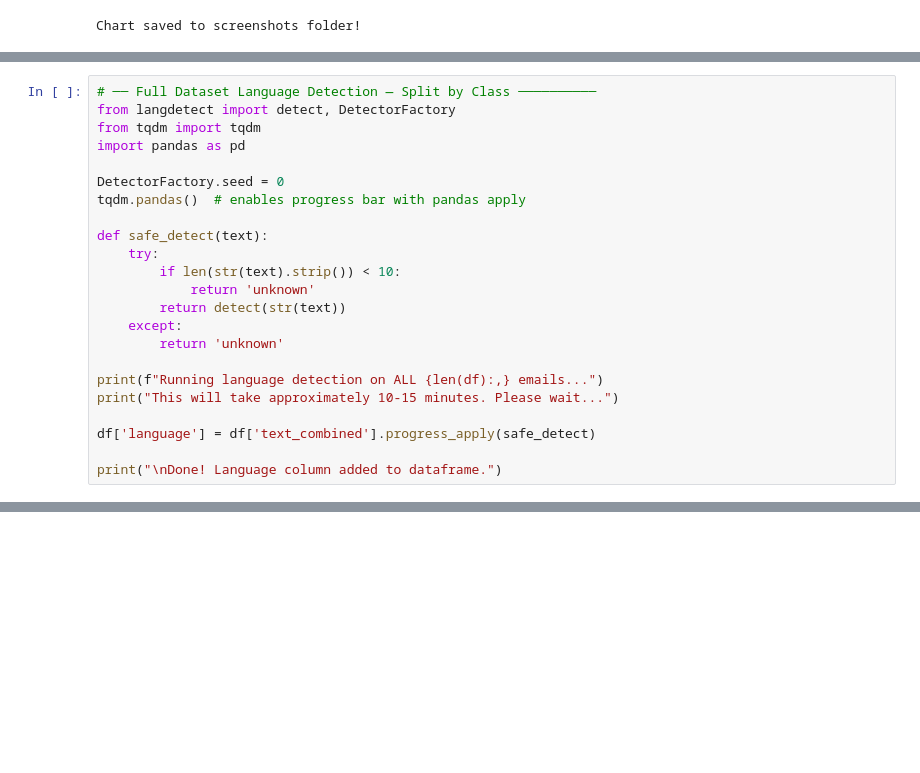
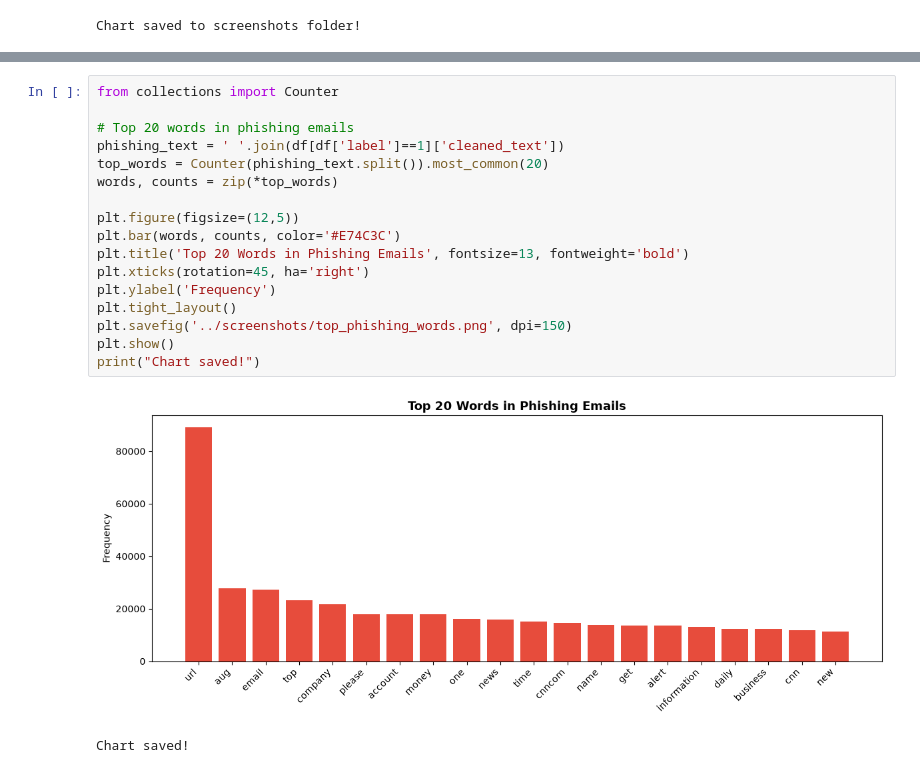
Before and after one commit to shakkyasanketh-lab/NLP_Group_16, a Jupyter notebook: notebooks/shakkya_CIT-24-01-0573_pipeline.ipynb, the cells around one changed output, grey strips where cells are left out. Drawn from its saved outputs; the diff is of its cells as text; blank space fills up the shorter version.

Commit message:
Completed full preprocessing pipeline, EDA visualizations, TF-IDF feature extraction, and SVM model — F1: 0.99, ROC-AUC: 0.9994

```diff
--- a/notebooks/shakkya_CIT-24-01-0573_pipeline.ipynb
+++ b/notebooks/shakkya_CIT-24-01-0573_pipeline.ipynb
@@ -150,23 +91,0 @@ Name: count, dtype: int64
-# %%
-# ── Full Dataset Language Detection — Split by Class ──────────
-from langdetect import detect, DetectorFactory
-from tqdm import tqdm
-import pandas as pd
-
-DetectorFactory.seed = 0
-tqdm.pandas()  # enables progress bar with pandas apply
-
-def safe_detect(text):
-    try:
-        if len(str(text).strip()) < 10:
-            return 'unknown'
-        return detect(str(text))
-    except:
-        return 'unknown'
-
-print(f"Running language detection on ALL {len(df):,} emails...")
-print("This will take approximately 10-15 minutes. Please wait...")
-
-df['language'] = df['text_combined'].progress_apply(safe_detect)
-
-print("\nDone! Language column added to dataframe.")
@@ -374,0 +195,20 @@ Saved checkpoint to data/phishing_email_preprocessed.csv
+# %%
+from collections import Counter
+
+# Top 20 words in phishing emails
+phishing_text = ' '.join(df[df['label']==1]['cleaned_text'])
+top_words = Counter(phishing_text.split()).most_common(20)
+words, counts = zip(*top_words)
+
+plt.figure(figsize=(12,5))
+plt.bar(words, counts, color='#E74C3C')
+plt.title('Top 20 Words in Phishing Emails', fontsize=13, fontweight='bold')
+plt.xticks(rotation=45, ha='right')
+plt.ylabel('Frequency')
+plt.tight_layout()
+plt.savefig('../screenshots/top_phishing_words.png', dpi=150)
+plt.show()
+print("Chart saved!")
+# %% [output]
+[figure, added]
+Chart saved!
```
Also changed, not shown: parts of 15 cells of this notebook, 6 other files.
